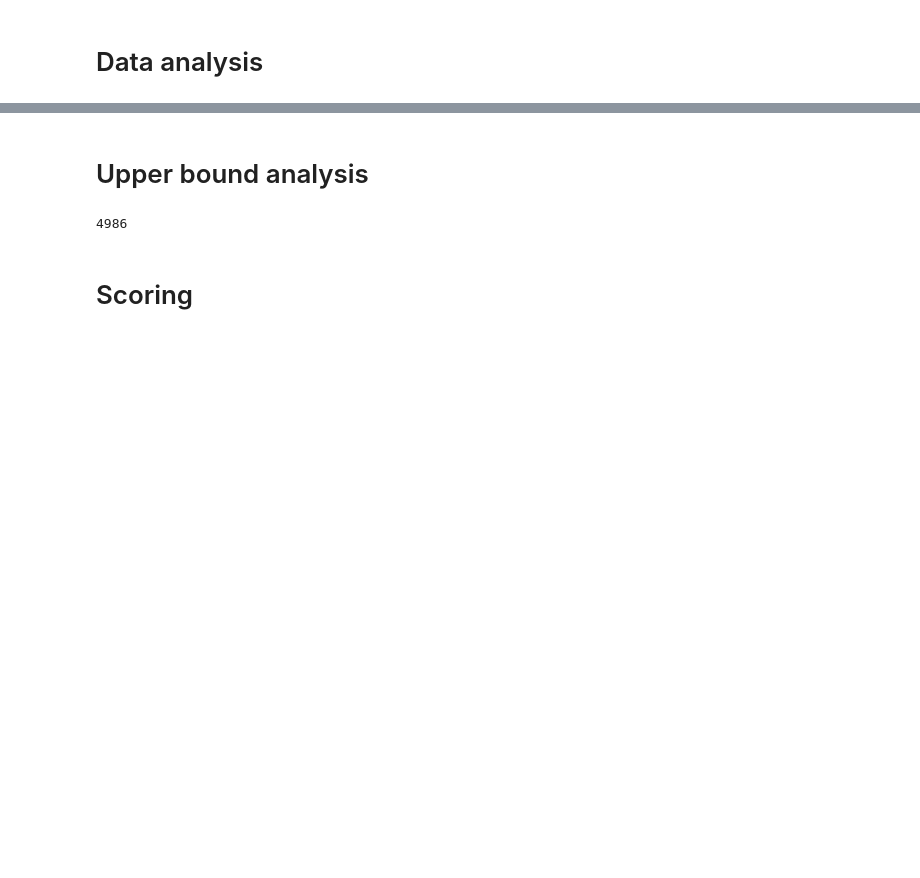
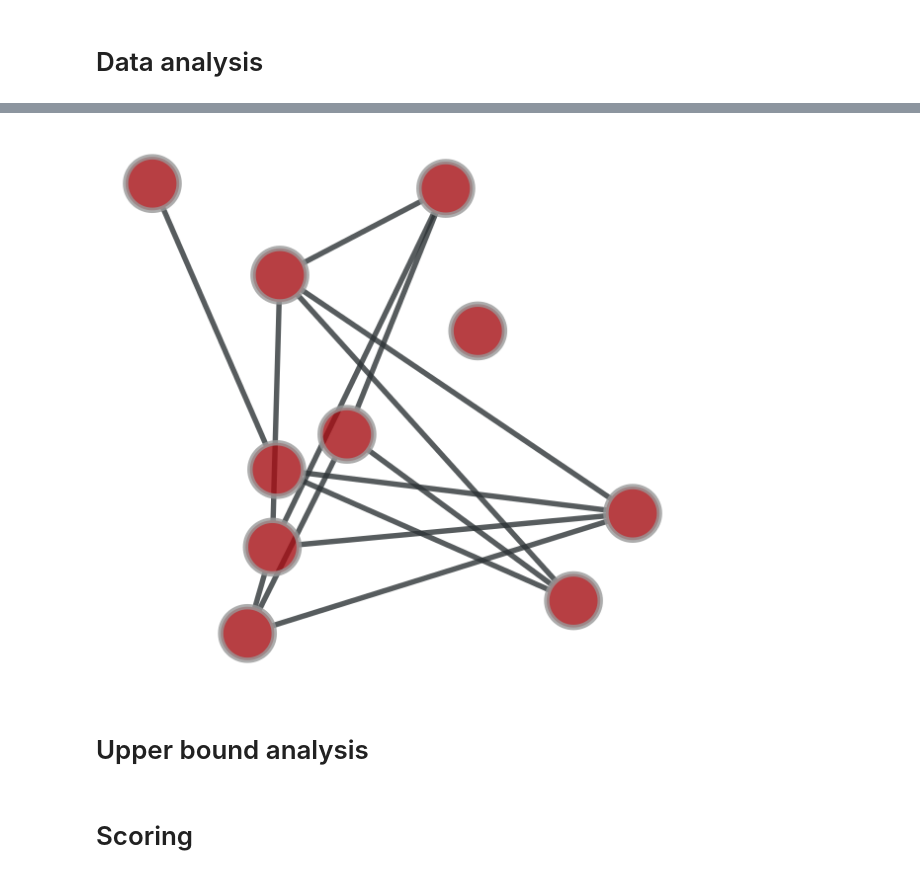
Before and after one commit to tonghuikang/codecomp, a Jupyter notebook: template/notebook_adhoc.ipynb, the cells around one changed output, grey strips where cells are left out. Saved outputs shown, nothing was run; the diff lists cells and outputs as text; code cells hidden in the pictures; blank space fills up the shorter version.

```diff
--- a/template/notebook_adhoc.ipynb
+++ b/template/notebook_adhoc.ipynb
@@ -69,6 +111,10 @@ plt.show()
+# %%
+# pretty messy when large
+
+# pos = graph_tool.draw.random_layout(G)
+graph_tool.draw.graph_draw(G, pos=pos)
+plt.show()
+# %% [output]
+[figure, added]
 # %% [markdown]
 # Upper bound analysis
-# %%
-print(len(xrr))
-# %% [output]
-4986
```
Also changed, not shown: parts of 21 cells of this notebook.
